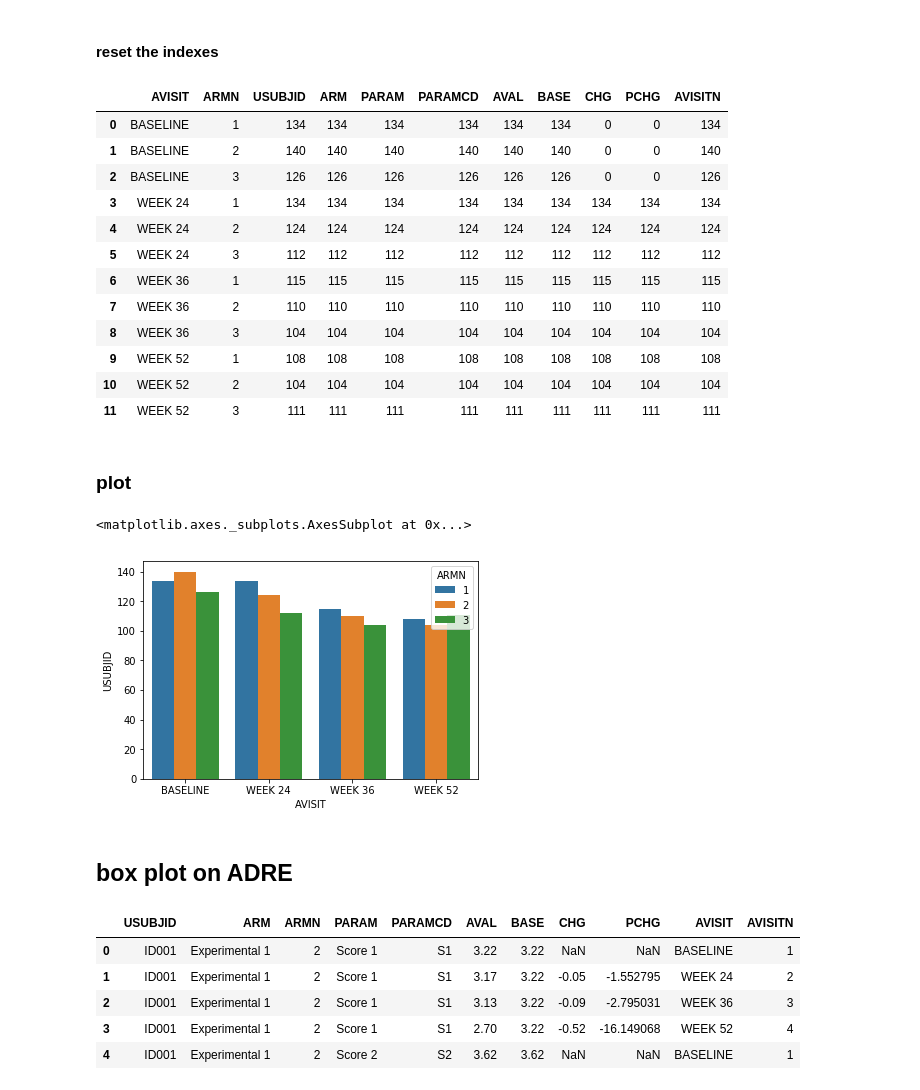
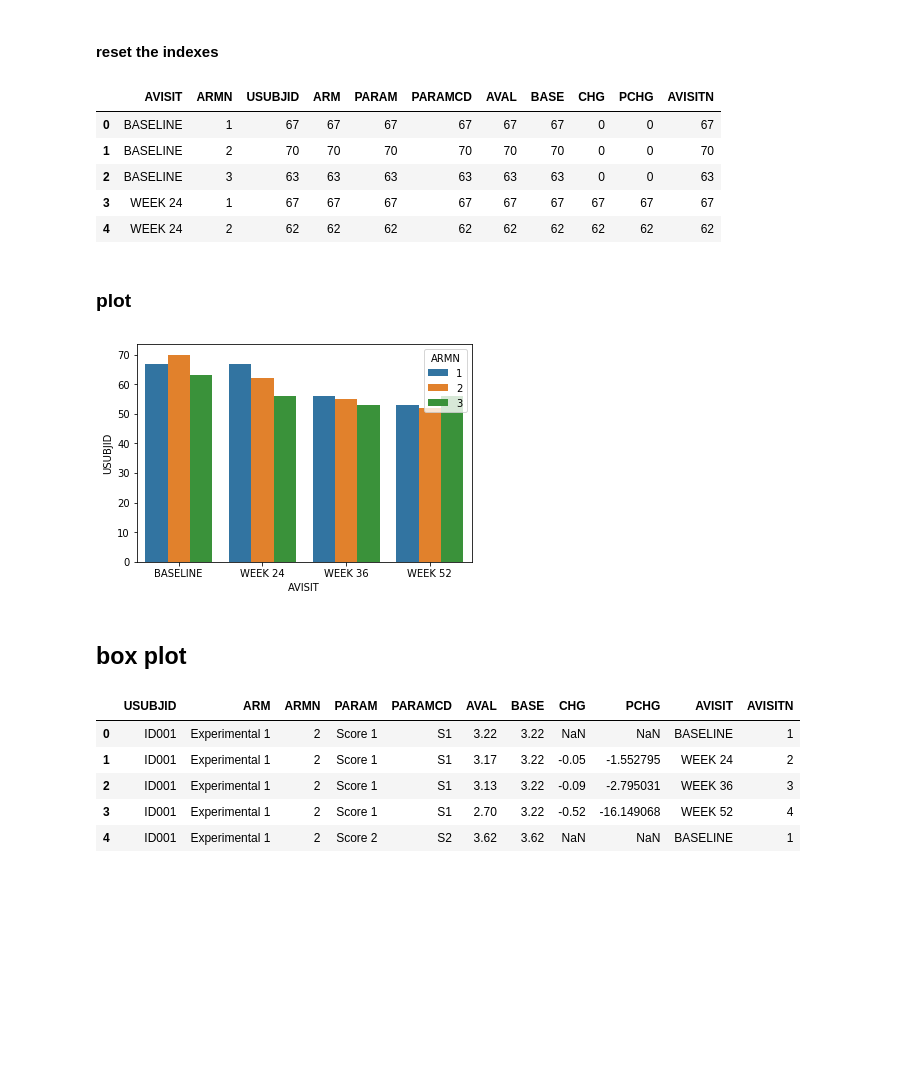
Before and after one commit to SophieRa/Formation-PYTHON, a Jupyter notebook: course_1.ipynb, the cells around one changed output. Saved outputs shown, nothing was run; the diff lists cells and outputs as text; code cells hidden in the pictures; blank space fills up the shorter version.

```diff
--- a/course_1.ipynb
+++ b/course_1.ipynb
@@ -148,0 +203,2 @@ TMadre.head()
+# %%
+index_score1 = TMadre['PARAM'] =='Score 1'
@@ -148,0 +230,2 @@ TMadre.head()
+# %%
+TMadre_score1 = TMadre.loc[index_score1,:]
@@ -152,6 +383,6 @@ TMadre.head()
 # %%
-stats_1 = TMadre.groupby(['AVISIT', 'ARMN']).count()
-stats_1
+stats_1 = TMadre_score1.groupby(['AVISIT', 'ARMN']).count()
+stats_1.head()
 # %% [output]
 |  |  | USUBJID | ARM | PARAM | PARAMCD | AVAL | BASE | CHG | PCHG | AVISITN |
 | AVISIT | ARMN |  |  |  |  |  |  |  |  |  |
@@ -170,34 +394,28 @@ stats_1
 # %% [markdown]
 #### reset the indexes
-# %%
-stats = stats_1.reset_index()
-stats
-# %% [output]
-|  | AVISIT | ARMN | USUBJID | ARM | PARAM | PARAMCD | AVAL | BASE | CHG | PCHG | AVISITN |
-| 0 | BASELINE | 1 | 134 | 134 | 134 | 134 | 134 | 134 | 0 | 0 | 134 |
-| 1 | BASELINE | 2 | 140 | 140 | 140 | 140 | 140 | 140 | 0 | 0 | 140 |
-| 2 | BASELINE | 3 | 126 | 126 | 126 | 126 | 126 | 126 | 0 | 0 | 126 |
-| 3 | WEEK 24 | 1 | 134 | 134 | 134 | 134 | 134 | 134 | 134 | 134 | 134 |
-| 4 | WEEK 24 | 2 | 124 | 124 | 124 | 124 | 124 | 124 | 124 | 124 | 124 |
-| 5 | WEEK 24 | 3 | 112 | 112 | 112 | 112 | 112 | 112 | 112 | 112 | 112 |
-| 6 | WEEK 36 | 1 | 115 | 115 | 115 | 115 | 115 | 115 | 115 | 115 | 115 |
-| 7 | WEEK 36 | 2 | 110 | 110 | 110 | 110 | 110 | 110 | 110 | 110 | 110 |
-| 8 | WEEK 36 | 3 | 104 | 104 | 104 | 104 | 104 | 104 | 104 | 104 | 104 |
-| 9 | WEEK 52 | 1 | 108 | 108 | 108 | 108 | 108 | 108 | 108 | 108 | 108 |
-| 10 | WEEK 52 | 2 | 104 | 104 | 104 | 104 | 104 | 104 | 104 | 104 | 104 |
-| 11 | WEEK 52 | 3 | 111 | 111 | 111 | 111 | 111 | 111 | 111 | 111 | 111 |
+# %%
+TMadre_bar_plot = stats_1.reset_index()
+TMadre_bar_plot.head()
+# %% [output]
+|  | AVISIT | ARMN | USUBJID | ARM | PARAM | PARAMCD | AVAL | BASE | CHG | PCHG | AVISITN |
+| 0 | BASELINE | 1 | 67 | 67 | 67 | 67 | 67 | 67 | 0 | 0 | 67 |
+| 1 | BASELINE | 2 | 70 | 70 | 70 | 70 | 70 | 70 | 0 | 0 | 70 |
+| 2 | BASELINE | 3 | 63 | 63 | 63 | 63 | 63 | 63 | 0 | 0 | 63 |
+| 3 | WEEK 24 | 1 | 67 | 67 | 67 | 67 | 67 | 67 | 67 | 67 | 67 |
+| 4 | WEEK 24 | 2 | 62 | 62 | 62 | 62 | 62 | 62 | 62 | 62 | 62 |
 # %% [markdown]
 ### plot
 # %%
 import seaborn as sns
 import matplotlib.pyplot as plt
 
-sns.barplot(x="AVISIT", y="USUBJID", hue="ARMN", data=stats)
+sns.barplot(x="AVISIT", y="USUBJID", hue="ARMN", data=TMadre_bar_plot)
+
+plt.show()
 # %% [output]
-<matplotlib.axes._subplots.AxesSubplot at 0x...>
-[figure, old version]
+[figure, new version]
 # %% [markdown]
-## box plot on ADRE
+## box plot
 # %%
 import pandas as pd
 TMadre = pd.read_csv('TMadre.csv')
```
Also changed, not shown: parts of 110 cells of this notebook.
